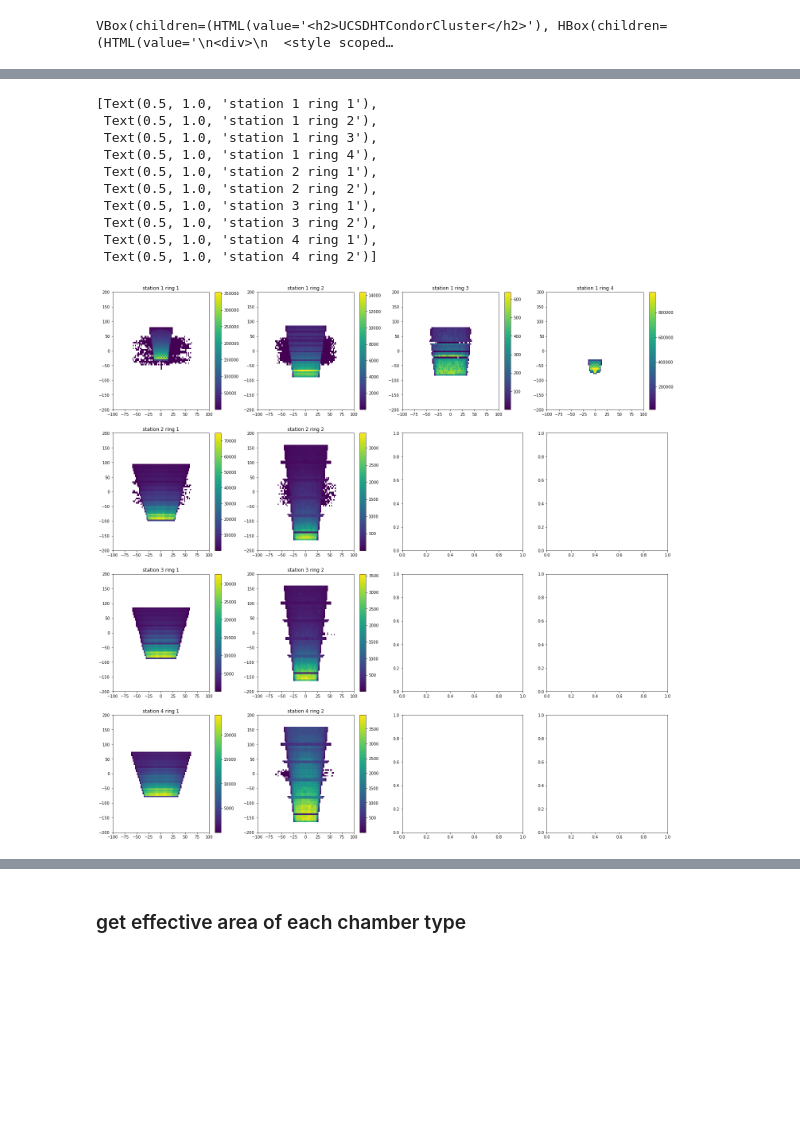
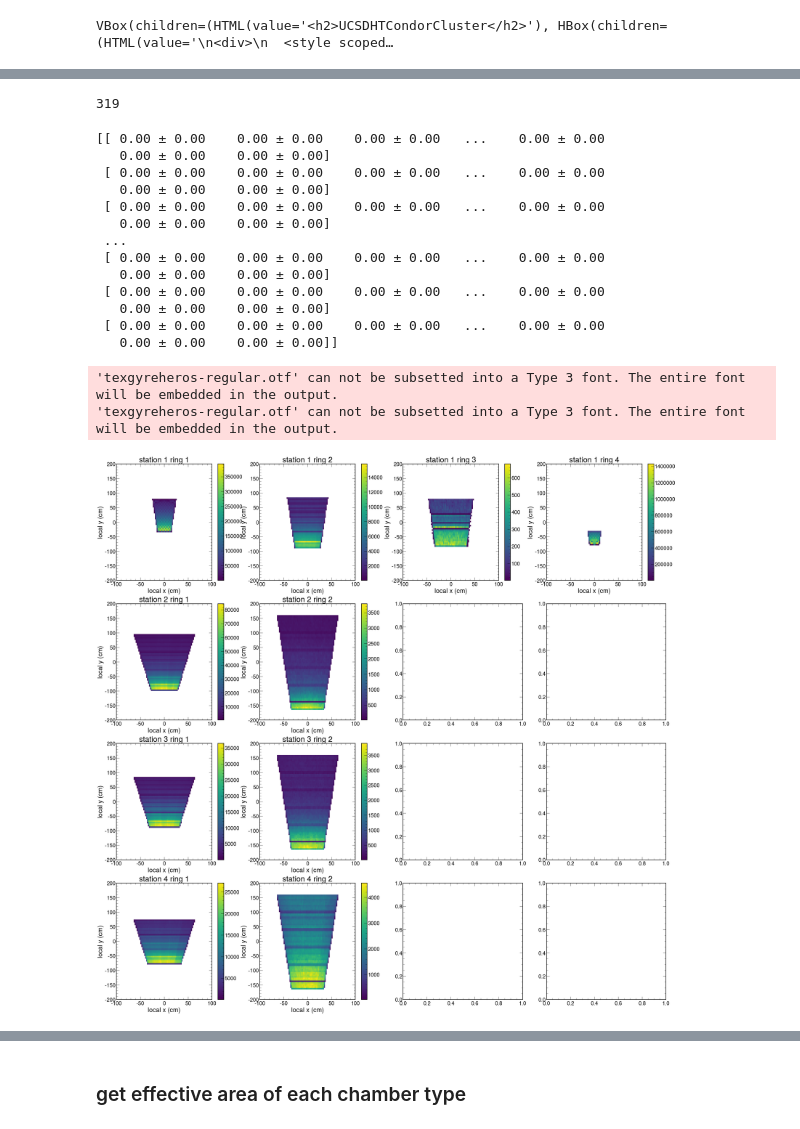
Before and after one commit to mhl0116/CSCSoftware, a Jupyter notebook: notebooks/try_ucsddask.ipynb, the cells around one changed output, grey strips where cells are left out. Drawn from its saved outputs; the diff is of its cells as text; code cells hidden in the pictures; blank space fills up the shorter version.

```diff
--- a/notebooks/try_ucsddask.ipynb
+++ b/notebooks/try_ucsddask.ipynb
@@ -129,3 +128,7 @@ c.restart()
 #with open("chunklist_2018D_zerobias.csv", 'w', newline='') as myfile:
 #     wr = csv.writer(myfile, quoting=csv.QUOTE_ALL)
 #     wr.writerow(chunks)
+# %%
+wire_keys = t.keys(filter_name="firedWireDigis_*")
+wirecoll = t.arrays(wire_keys, library="ak", how="zip")
+wire_key
@@ -170,19 +283,30 @@ def gethist(args):
     bin_xerr = np.linspace(0,0.01,100)
     hist_xerr = Hist1D(np.array(ak.flatten(localXXerr) ), bins=bin_xerr)
 
+    #hitWireTime = rhcoll.recHits2D.wireTime
+    #bin_wireTime = np.linspace(0,16,17)
+    #hist_hitWireTime = Hist1D(np.array(ak.flatten(hitWireTime)), bins=bin_wireTime)
+
     #mask_yerr = rhcoll.recHits2D.localYYerr < 2
     mask_xerr = rhcoll.recHits2D.localXXerr < 0.01
 
-    localx = [ ak.flatten(rhcoll.recHits2D.localX[mask_ & mask_xerr]) for mask_ in mask_chamberID]
-    localy = [ ak.flatten(rhcoll.recHits2D.localY[mask_ & mask_xerr]) for mask_ in mask_chamberID]
+    localx = [ ak.flatten(rhcoll.recHits2D.localX[mask_]) for mask_ in mask_chamberID]
+    localy = [ ak.flatten(rhcoll.recHits2D.localY[mask_]) for mask_ in mask_chamberID]
+    hitWireTime = [ ak.flatten(rhcoll.recHits2D.wireTime[mask_]) for mask_ in mask_chamberID]
 
     bin_localx = np.linspace(-100,100,101)
     bin_localy = np.linspace(-200,200,81)
     hists_localxy = [ Hist2D(np.c_[ak.to_numpy(localx[i]), ak.to_numpy(localy[i])], bins=[bin_localx, bin_localy],
                            label="station " + str(comb_s_r[i][0]) + " ring " + str(comb_s_r[i][1]) ) for i in range(len(comb_s_r)) ]
-    return hists_localxy
+
+    bin_wireTime = np.linspace(0,16,17)
+    hists_wireTime = [ Hist1D(ak.to_numpy(hitWireTime[i]), bins=bin_wireTime,
+                           label="station " + str(comb_s_r[i][0]) + " ring " + str(comb_s_r[i][1]) ) for i in range(len(comb_s_r)) ]
+    #return hists_localxy
+    return hists_localxy, hists_wireTime
     #return hists_localxy, hist_btm, hist_yerr, hist_xerr
 
-x = gethist((chunks[9][0],chunks[9][1],chunks[9][2]//20))
+index = 15
+x = gethist((chunks[index][0],chunks[index][1],chunks[index][2]//20))
 #x,h1,h2,h3 = gethist((chunks[9][0],chunks[9][1],chunks[9][2]//20))
 # %% [output]
@@ -211,12 +390,12 @@ h3
 # %%
 %%time
 futures = []
-for chunk in chunks:
-    future = c.submit(gethist, chunk)#, pure=False)
+for i in range(len(chunks)):
+    if i == 145: continue
+    if chunks[i][2] == 0: continue
+    future = c.submit(gethist, chunks[i])#, pure=False)
     futures.append(future)
 
-results = c.gather(futures)
-len(results)
 #futures = c.map(get_hist,chunks[:500])#,pure=False)
 #results = c.gather(futures)
 #len(results)
@@ -227,23 +409,44 @@ Wall time: 11min 35s
+# %%
+results = c.gather(futures)
+len(results)
+# %% [output]
+319
+# %%
+results[0][0]
+# %% [output]
+[[ 0.00 ± 0.00    0.00 ± 0.00    0.00 ± 0.00   ...    0.00 ± 0.00
+   0.00 ± 0.00    0.00 ± 0.00]
+ [ 0.00 ± 0.00    0.00 ± 0.00    0.00 ± 0.00   ...    0.00 ± 0.00
+   0.00 ± 0.00    0.00 ± 0.00]
+ [ 0.00 ± 0.00    0.00 ± 0.00    0.00 ± 0.00   ...    0.00 ± 0.00
+   0.00 ± 0.00    0.00 ± 0.00]
+ ...
+ [ 0.00 ± 0.00    0.00 ± 0.00    0.00 ± 0.00   ...    0.00 ± 0.00
+   0.00 ± 0.00    0.00 ± 0.00]
+ [ 0.00 ± 0.00    0.00 ± 0.00    0.00 ± 0.00   ...    0.00 ± 0.00
+   0.00 ± 0.00    0.00 ± 0.00]
+ [ 0.00 ± 0.00    0.00 ± 0.00    0.00 ± 0.00   ...    0.00 ± 0.00
+   0.00 ± 0.00    0.00 ± 0.00]]
+# %%
+hist_localxy_res = np.array(results)[:,0,:]
+hist_wireTime_res = np.array(results)[:,1,:]
 # %%
 #np.sum( np.array(results)[:,3] )
 comb_s_r = [(1,1), (1,2), (1,3), (1,4), (2,1), (2,2), (3,1), (3,2), (4,1), (4,2)]
 
-merged_hist_localxy = [np.sum(np.array(results)[:,i]) for i in range(len(results[0]))]
+merged_hist_localxy = [np.sum(np.array(hist_localxy_res)[:,i]) for i in range(len(hist_localxy_res[0]))]
 
-figxy, axsxy = plt.subplots(4,4, figsize=(25,25))
+#figxy, axsxy = plt.subplots(4,4, figsize=(25,25))
+figxy, axsxy = plt.subplots(4,4, figsize=(40,40))
 
 [merged_hist_localxy[i].plot(axsxy[comb_s_r[i][0]-1][comb_s_r[i][1]-1]) for i in range(len(comb_s_r))]
 
 [axsxy[comb_s_r[i][0]-1][comb_s_r[i][1]-1].set_title("station " + str(comb_s_r[i][0]) + " ring " + str(comb_s_r[i][1])) for i in range(len(comb_s_r))]
+[axsxy[comb_s_r[i][0]-1][comb_s_r[i][1]-1].set_xlabel("local x (cm)") for i in range(len(comb_s_r))]
+[axsxy[comb_s_r[i][0]-1][comb_s_r[i][1]-1].set_ylabel("local y (cm)") for i in range(len(comb_s_r))]
+
+plt.savefig("/home/users/hmei/public_html/plotDump/CSCHitOccupancy_20201116.pdf", bbox_inches='tight')
 # %% [output]
-[Text(0.5, 1.0, 'station 1 ring 1'),
- Text(0.5, 1.0, 'station 1 ring 2'),
- Text(0.5, 1.0, 'station 1 ring 3'),
- Text(0.5, 1.0, 'station 1 ring 4'),
- Text(0.5, 1.0, 'station 2 ring 1'),
- Text(0.5, 1.0, 'station 2 ring 2'),
- Text(0.5, 1.0, 'station 3 ring 1'),
- Text(0.5, 1.0, 'station 3 ring 2'),
- Text(0.5, 1.0, 'station 4 ring 1'),
- Text(0.5, 1.0, 'station 4 ring 2')]
+'texgyreheros-regular.otf' can not be subsetted into a Type 3 font. The entire font will be embedded in the output.
+'texgyreheros-regular.otf' can not be subsetted into a Type 3 font. The entire font will be embedded in the output.
-[figure, old version]
+[figure, new version]
```
Also changed, not shown: parts of 54 cells of this notebook.
